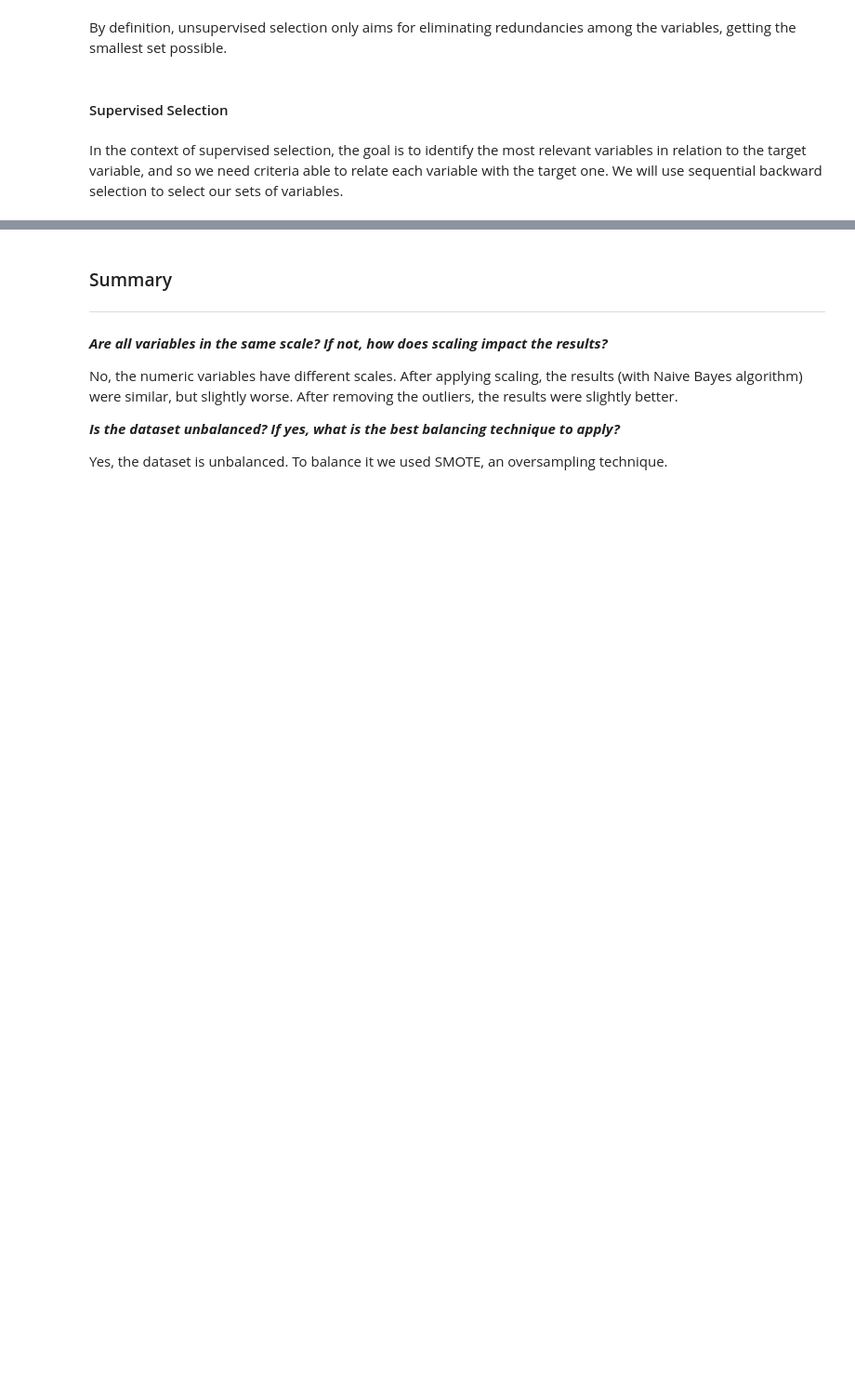
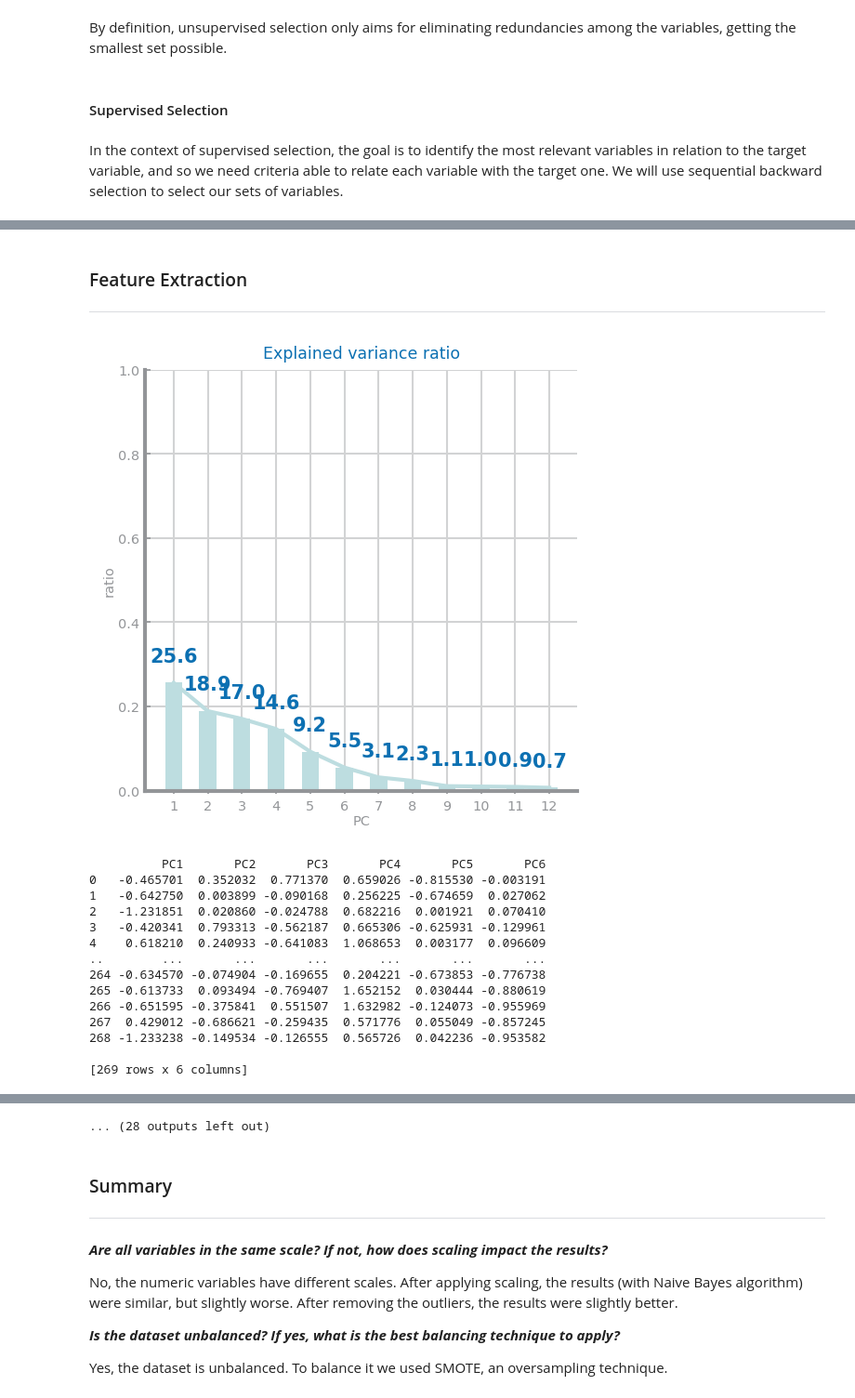
Before and after one commit to filipesousaist/ds_project, a Jupyter notebook: dataset1/Gradient Boosting/2_DataPreparation.ipynb, the cells around one changed output, grey strips where cells are left out. Shown at 93% size. Drawn from its saved outputs; the diff is of its cells as text; code cells hidden in the pictures; blank space fills up the shorter version.

Commit message:
Gradient Boosting dataset1 (falta melhorar FE)

```diff
--- a/dataset1/Gradient Boosting/2_DataPreparation.ipynb
+++ b/dataset1/Gradient Boosting/2_DataPreparation.ipynb
@@ -181,16 +181,17 @@ plt.show()
 # %%
 smote_data = [None] * len(splits)
 train_data = [None] * len(splits)
+test_data = [None] * len(splits)
 
 for spli in range(len(splits)):
     split = splits[spli]
     smote_data[spli] = pd.DataFrame(np.concatenate([smote_X[spli], smote_y[spli][:,None]], axis=1), columns=norm_data_minmax.columns)
 
     train_data[spli] = pd.concat((split['X_train'], split['y_train']), axis = 1)
-    test_data = pd.concat((split['X_test'], split['y_test']), axis = 1)
+    test_data[spli] = pd.concat((split['X_test'], split['y_test']), axis = 1)
 
 
     # Finally, export prepared data to csv
     train_data[spli].to_csv('data/prepared/%d.csv' % spli, sep=';', index=False)
     smote_data[spli].to_csv('data/prepared_b/%d.csv' % spli, sep=';', index=False)
-    test_data.to_csv('data/prepared_test/%d.csv' % spli, sep=';', index=False)
+    test_data[spli].to_csv('data/prepared_test/%d.csv' % spli, sep=';', index=False)
@@ -211,7 +273,7 @@ y_list = [{'smote': None, 'train': None} for _ in range(len(splits))]
 X_list = [{'smote': None, 'train': None} for _ in range(len(splits))]
 
 for spli in range(len(splits)):
-    data_dict = {'smote': smote_data[spli], 'train': train_data[spli]}
+    data_dict = {'smote': smote_data[spli], 'train': gen_data['train'][spli]}
     for key in data_dict:
         df = data_dict[key]
 
@@ -235,6 +297,6 @@ for spli in range(len(splits)):
         if key == 'smote':
             smote_data[spli] = copy.copy()
         else:
-            train_data[spli] = copy.copy()
+            gen_data['train'][spli] = copy.copy()
         y_list[spli][key] = copy['DEATH_EVENT'].values
         X_list[spli][key] = copy.drop('DEATH_EVENT', axis=1).values
@@ -315 +384,65 @@ for spli in range(len(splits)):
         final_data.to_csv('data/prepared_%s/%d.csv' % (folder, spli), sep=';', index=False)
+# %% [markdown]
+### Feature Extraction
+
+---
+# %%
+old_datasets = {'train': train_data, 'test': test_data}
+new_datasets = {'train': (), 'test': ()}
+
+for ds_name in ('train', 'test'):
+    old_splits = old_datasets[ds_name]
+    for dataset in old_splits:
+        target_data = dataset.pop('DEATH_EVENT')
+        data = dataset.copy(deep = True)
+
+        from sklearn.decomposition import PCA
+
+        mean = (data.mean(axis=0)).tolist()
+        centered_data = data - mean
+        cov_mtx = centered_data.cov()
+        eigvals, eigvecs = np.linalg.eig(cov_mtx)
+
+        pca = PCA()
+        pca.fit(centered_data)
+        PC = pca.components_
+        var = pca.explained_variance_
+
+        # PLOT EXPLAINED VARIANCE RATIO
+        fig = plt.figure(figsize=(4, 4))
+        plt.title('Explained variance ratio')
+        plt.xlabel('PC')
+        plt.ylabel('ratio')
+        x_values = [str(i) for i in range(1, len(pca.components_) + 1)]
+        bwidth = 0.5
+        ax = plt.gca()
+        ax.set_xticklabels(x_values)
+        ax.set_ylim(0.0, 1.0)
+        ax.bar(x_values, pca.explained_variance_ratio_, width=bwidth)
+        ax.plot(pca.explained_variance_ratio_)
+        for i, v in enumerate(pca.explained_variance_ratio_):
+            ax.text(i, v+0.05, f'{v*100:.1f}', ha='center', fontweight='bold')
+        plt.show()
+
+        transf = pca.transform(data)
+        data = pd.DataFrame(transf[:,:6], columns=['PC1', 'PC2', 'PC3', 'PC4', 'PC5', 'PC6'])
+        print(data)
+        data = data.join(target_data, how='right')
+
+        new_datasets[ds_name] += (data,)
+# %% [output]
+[figure, added]
+          PC1       PC2       PC3       PC4       PC5       PC6
+0   -0.465701  0.352032  0.771370  0.659026 -0.815530 -0.003191
+1   -0.642750  0.003899 -0.090168  0.256225 -0.674659  0.027062
+2   -1.231851  0.020860 -0.024788  0.682216  0.001921  0.070410
+3   -0.420341  0.793313 -0.562187  0.665306 -0.625931 -0.129961
+4    0.618210  0.240933 -0.641083  1.068653  0.003177  0.096609
+..        ...       ...       ...       ...       ...       ...
+264 -0.634570 -0.074904 -0.169655  0.204221 -0.673853 -0.776738
+265 -0.613733  0.093494 -0.769407  1.652152  0.030444 -0.880619
+266 -0.651595 -0.375841  0.551507  1.632982 -0.124073 -0.955969
+267  0.429012 -0.686621 -0.259435  0.571776  0.055049 -0.857245
+268 -1.233238 -0.149534 -0.126555  0.565726  0.042236 -0.953582
+
+[269 rows x 6 columns]
@@ -315,0 +524 @@ for spli in range(len(splits)):
+... (28 outputs left out)
```
Also changed, not shown: parts of 9 cells of this notebook, 50 other files.
